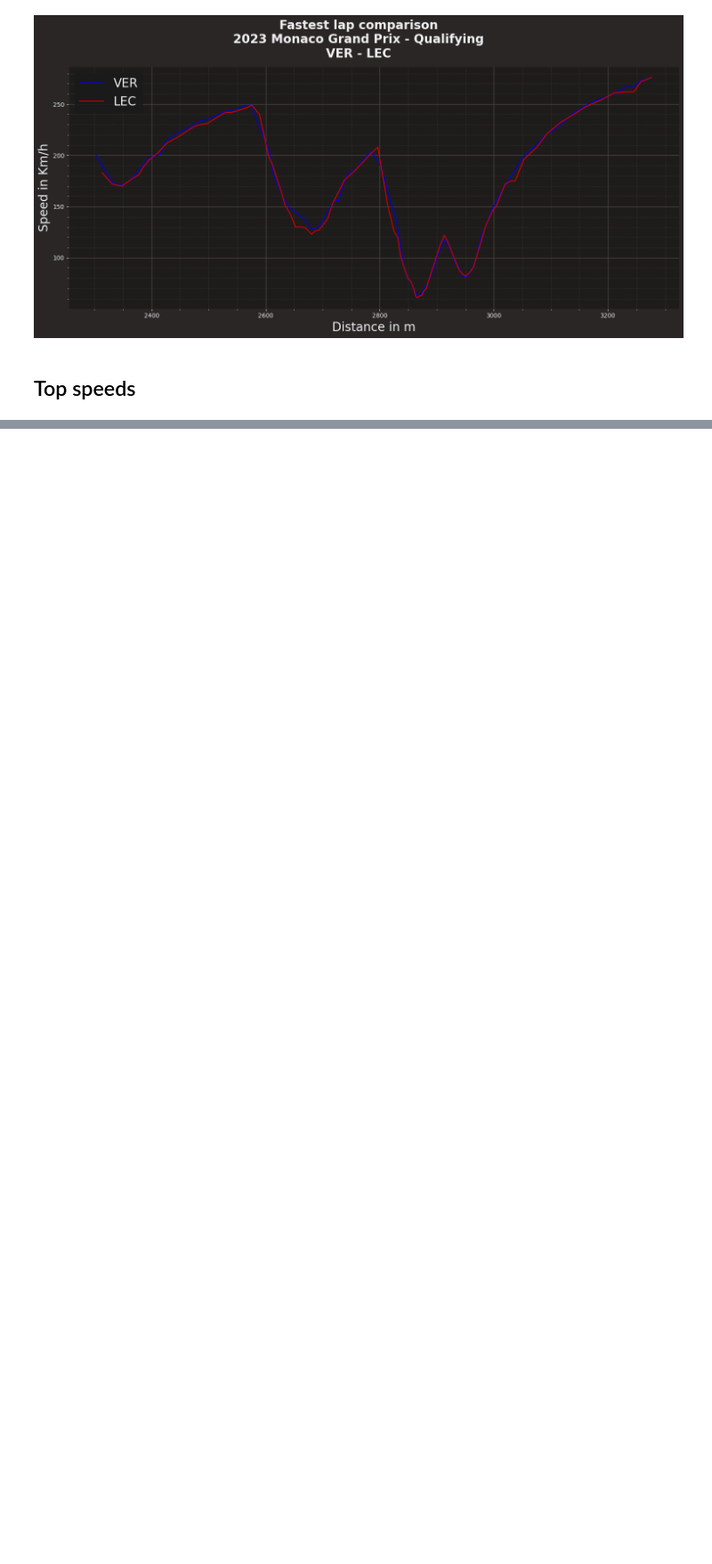
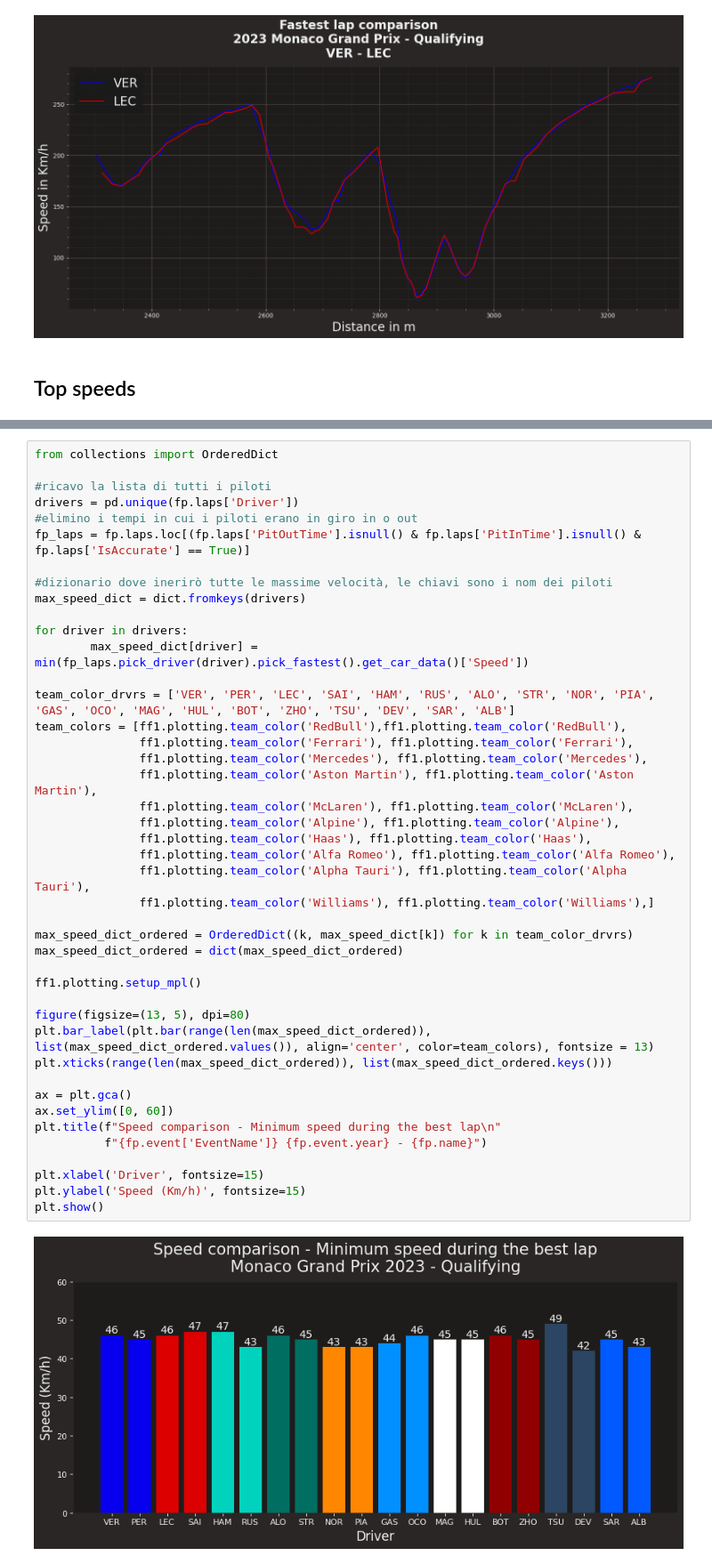
Before and after one commit to Rick8998/Monaco2023F1, a Jupyter notebook: SessionAnalysis/quali.ipynb, the cells around one changed output, grey strips where cells are left out. Shown at 89% size. Cells and saved outputs as stored; diff of their text form; blank space fills up the shorter version.

```diff
--- a/SessionAnalysis/quali.ipynb
+++ b/SessionAnalysis/quali.ipynb
@@ -444,0 +445,45 @@ plt.show()
+# %%
+from collections import OrderedDict
+
+#ricavo la lista di tutti i piloti
+drivers = pd.unique(fp.laps['Driver'])
+#elimino i tempi in cui i piloti erano in giro in o out
+fp_laps = fp.laps.loc[(fp.laps['PitOutTime'].isnull() & fp.laps['PitInTime'].isnull() & fp.laps['IsAccurate'] == True)]
+
+#dizionario dove inerirò tutte le massime velocità, le chiavi sono i nom dei piloti
+max_speed_dict = dict.fromkeys(drivers)
+
+for driver in drivers:
+        max_speed_dict[driver] = min(fp_laps.pick_driver(driver).pick_fastest().get_car_data()['Speed'])
+
+team_color_drvrs = ['VER', 'PER', 'LEC', 'SAI', 'HAM', 'RUS', 'ALO', 'STR', 'NOR', 'PIA', 'GAS', 'OCO', 'MAG', 'HUL', 'BOT', 'ZHO', 'TSU', 'DEV', 'SAR', 'ALB']
+team_colors = [ff1.plotting.team_color('RedBull'),ff1.plotting.team_color('RedBull'),
+               ff1.plotting.team_color('Ferrari'), ff1.plotting.team_color('Ferrari'),
+               ff1.plotting.team_color('Mercedes'), ff1.plotting.team_color('Mercedes'),
+               ff1.plotting.team_color('Aston Martin'), ff1.plotting.team_color('Aston Martin'),
+               ff1.plotting.team_color('McLaren'), ff1.plotting.team_color('McLaren'),
+               ff1.plotting.team_color('Alpine'), ff1.plotting.team_color('Alpine'),
+               ff1.plotting.team_color('Haas'), ff1.plotting.team_color('Haas'),
+               ff1.plotting.team_color('Alfa Romeo'), ff1.plotting.team_color('Alfa Romeo'),
+               ff1.plotting.team_color('Alpha Tauri'), ff1.plotting.team_color('Alpha Tauri'),
+               ff1.plotting.team_color('Williams'), ff1.plotting.team_color('Williams'),]
+
+max_speed_dict_ordered = OrderedDict((k, max_speed_dict[k]) for k in team_color_drvrs)
+max_speed_dict_ordered = dict(max_speed_dict_ordered)
+
+ff1.plotting.setup_mpl()
+
+figure(figsize=(13, 5), dpi=80)
+plt.bar_label(plt.bar(range(len(max_speed_dict_ordered)), list(max_speed_dict_ordered.values()), align='center', color=team_colors), fontsize = 13)
+plt.xticks(range(len(max_speed_dict_ordered)), list(max_speed_dict_ordered.keys()))
+
+ax = plt.gca()
+ax.set_ylim([0, 60])
+plt.title(f"Speed comparison - Minimum speed during the best lap\n"
+          f"{fp.event['EventName']} {fp.event.year} - {fp.name}")
+
+plt.xlabel('Driver', fontsize=15)
+plt.ylabel('Speed (Km/h)', fontsize=15)
+plt.show()
+# %% [output]
+[figure, added]
```
Also changed, not shown: parts of 1 cell of this notebook, 1 other file.
